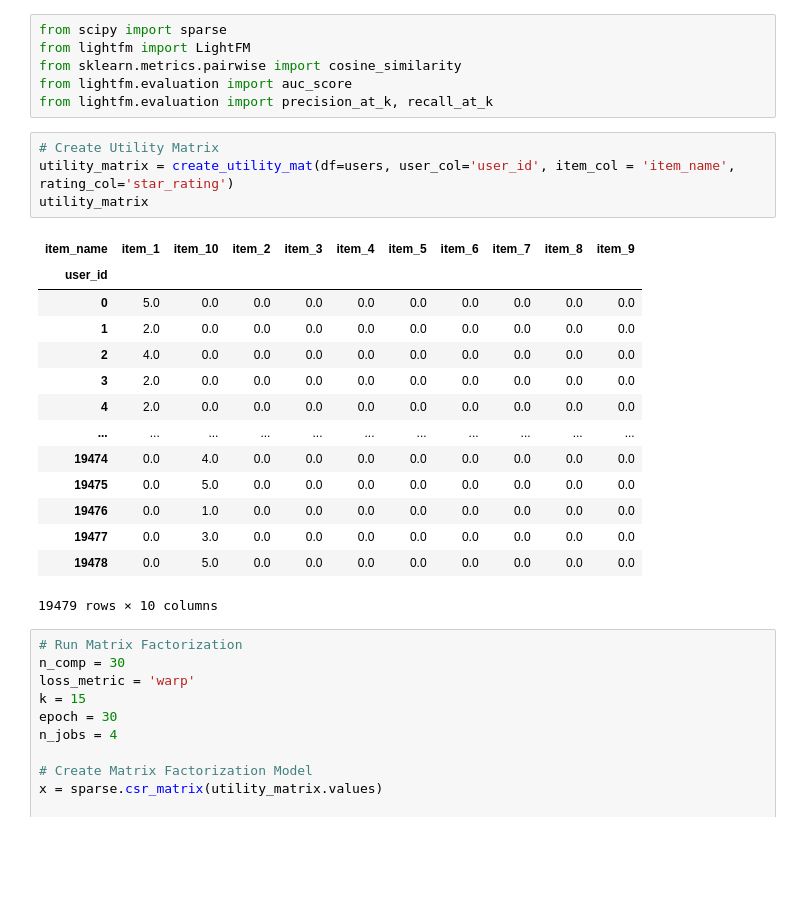
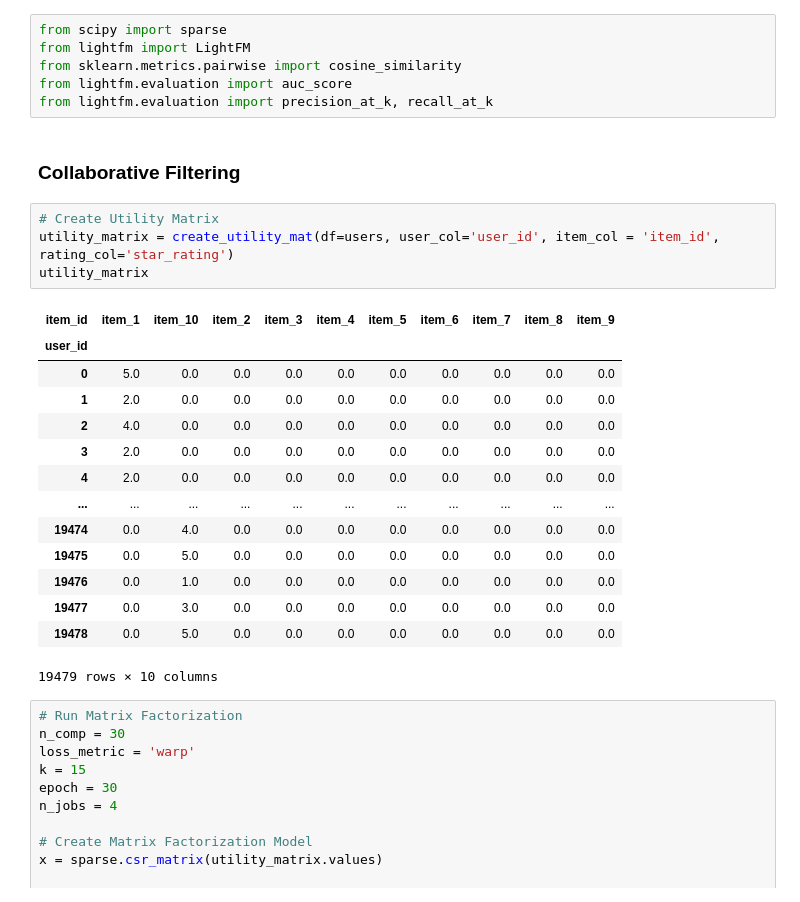
Before and after one commit to boogiedev/Skincare-Recommender, a Jupyter notebook: modeling.ipynb, the cells around one changed output. Drawn from its saved outputs; the diff is of its cells as text; blank space fills up the shorter version.

```diff
--- a/modeling.ipynb
+++ b/modeling.ipynb
@@ -153,12 +153,14 @@ from lightfm import LightFM
 from sklearn.metrics.pairwise import cosine_similarity
 from lightfm.evaluation import auc_score
 from lightfm.evaluation import precision_at_k, recall_at_k
+# %% [markdown]
+### Collaborative Filtering
 # %%
 # Create Utility Matrix
-utility_matrix = create_utility_mat(df=users, user_col='user_id', item_col = 'item_name', rating_col='star_rating')
+utility_matrix = create_utility_mat(df=users, user_col='user_id', item_col = 'item_id', rating_col='star_rating')
 utility_matrix
 # %% [output]
-| item_name | item_1 | item_10 | item_2 | item_3 | item_4 | item_5 | item_6 | item_7 | item_8 | item_9 |
+| item_id | item_1 | item_10 | item_2 | item_3 | item_4 | item_5 | item_6 | item_7 | item_8 | item_9 |
 | user_id |  |  |  |  |  |  |  |  |  |  |
 | 0 | 5.0 | 0.0 | 0.0 | 0.0 | 0.0 | 0.0 | 0.0 | 0.0 | 0.0 | 0.0 |
 | 1 | 2.0 | 0.0 | 0.0 | 0.0 | 0.0 | 0.0 | 0.0 | 0.0 | 0.0 | 0.0 |
```
Also changed, not shown: parts of 6 cells of this notebook, 16 other files.
